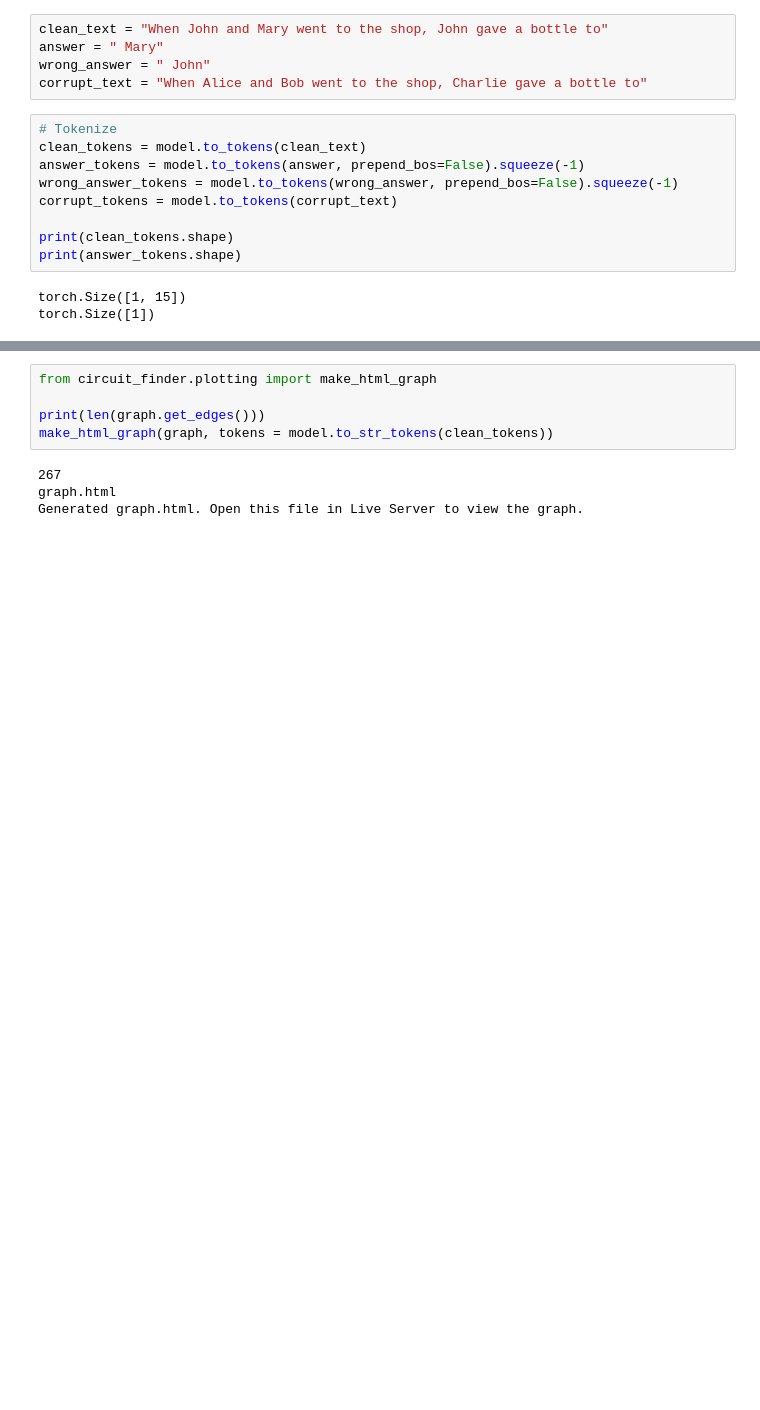
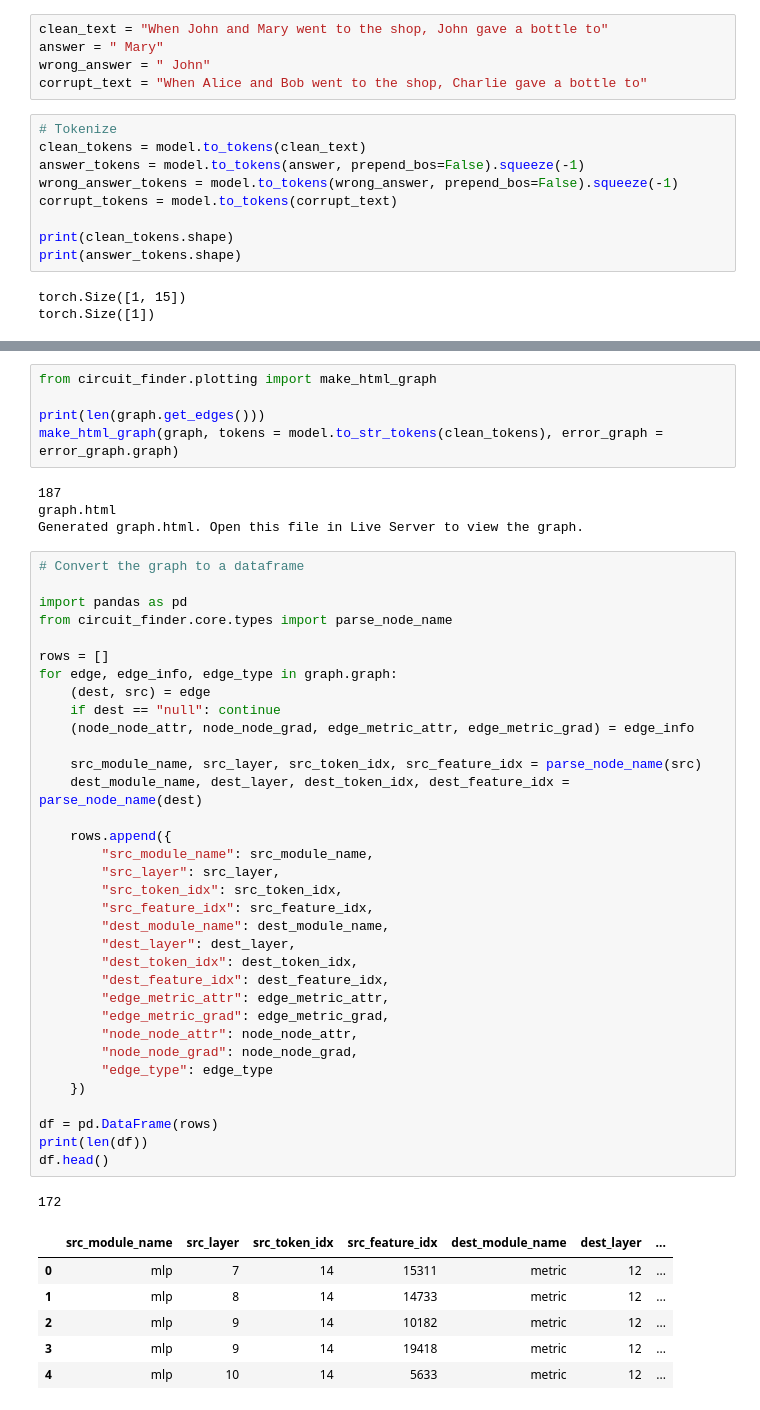
Before and after one commit to dtch1997/circuit-finder, a Jupyter notebook: circuit_finder/experiments/ioi_circuit.ipynb, the cells around one changed output, grey strips where cells are left out. Cells and saved outputs as stored; diff of their text form; blank space fills up the shorter version.

Commit message:
WIP ioi circuit work

```diff
--- a/circuit_finder/experiments/ioi_circuit.ipynb
+++ b/circuit_finder/experiments/ioi_circuit.ipynb
@@ -142,8 +143,50 @@ for threshold in thresholds:
 from circuit_finder.plotting import make_html_graph
 
 print(len(graph.get_edges()))
-make_html_graph(graph, tokens = model.to_str_tokens(clean_tokens))
+make_html_graph(graph, tokens = model.to_str_tokens(clean_tokens), error_graph = error_graph.graph)
 # %% [output]
-267
+187
 graph.html
 Generated graph.html. Open this file in Live Server to view the graph.
+# %%
+# Convert the graph to a dataframe
+
+import pandas as pd
+from circuit_finder.core.types import parse_node_name
+
+rows = []
+for edge, edge_info, edge_type in graph.graph:
+    (dest, src) = edge
+    if dest == "null": continue
+    (node_node_attr, node_node_grad, edge_metric_attr, edge_metric_grad) = edge_info
+
+    src_module_name, src_layer, src_token_idx, src_feature_idx = parse_node_name(src)
+    dest_module_name, dest_layer, dest_token_idx, dest_feature_idx = parse_node_name(dest)
+
+    rows.append({
+        "src_module_name": src_module_name,
+        "src_layer": src_layer,
+        "src_token_idx": src_token_idx,
+        "src_feature_idx": src_feature_idx,
+        "dest_module_name": dest_module_name,
+        "dest_layer": dest_layer,
+        "dest_token_idx": dest_token_idx,
+        "dest_feature_idx": dest_feature_idx,
+        "edge_metric_attr": edge_metric_attr,
+        "edge_metric_grad": edge_metric_grad,
+        "node_node_attr": node_node_attr,
+        "node_node_grad": node_node_grad,
+        "edge_type": edge_type
+    })
+
+df = pd.DataFrame(rows)
+print(len(df))
+df.head()
+# %% [output]
+172
+|  | src_module_name | src_layer | src_token_idx | src_feature_idx | dest_module_name | dest_layer | ... |
+| 0 | mlp | 7 | 14 | 15311 | metric | 12 | ... |
+| 1 | mlp | 8 | 14 | 14733 | metric | 12 | ... |
+| 2 | mlp | 9 | 14 | 10182 | metric | 12 | ... |
+| 3 | mlp | 9 | 14 | 19418 | metric | 12 | ... |
+| 4 | mlp | 10 | 14 | 5633 | metric | 12 | ... |
```
Also changed, not shown: parts of 11 cells of this notebook.
